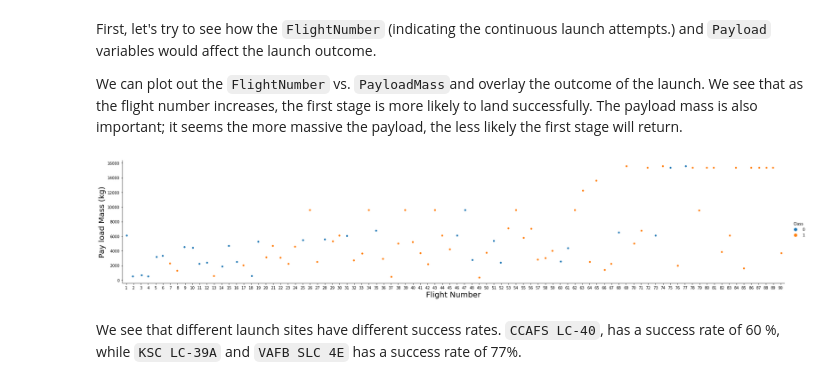
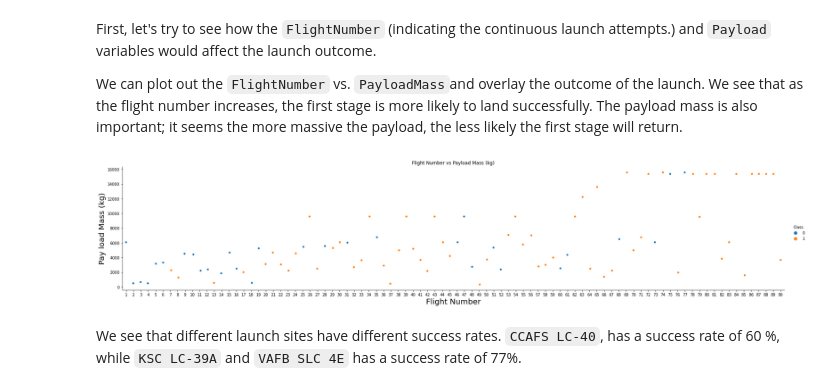
Before and after one commit to PatrickAGB24/IBM-Data-Science-Capstone, a Jupyter notebook: EDA with Data Visualization.ipynb, the cells around one changed output. Cells and saved outputs as stored; diff of their text form; code cells hidden in the pictures.

```diff
--- a/EDA with Data Visualization.ipynb
+++ b/EDA with Data Visualization.ipynb
@@ -68,12 +68,13 @@ First, let's try to see how the `FlightNumber` (indicating the continuous launch
 
 We can plot out the <code>FlightNumber</code> vs. <code>PayloadMass</code>and overlay the outcome of the launch. We see that as the flight number increases, the first stage is more likely to land successfully. The payload mass is also important; it seems the more massive the payload, the less likely the first stage will return.
 # %%
-sns.catplot(y="PayloadMass", x="FlightNumber", hue="Class", data=df, aspect = 5)
+sns.catplot(y="PayloadMass", x="FlightNumber", hue="Class", data=df, aspect = 5 )
 plt.xlabel("Flight Number",fontsize=20)
 plt.ylabel("Pay load Mass (kg)",fontsize=20)
+plt.title("Flight Number vs Payload Mass (kg)")
 plt.show()
 # %% [output]
-[figure, old version]
+[figure, new version]
 # %% [markdown]
 We see that different launch sites have different success rates.  <code>CCAFS LC-40</code>, has a success rate of 60 %, while  <code>KSC LC-39A</code> and <code>VAFB SLC 4E</code> has a success rate of 77%.
 # %% [markdown]
```
Also changed, not shown: parts of 7 cells of this notebook.
